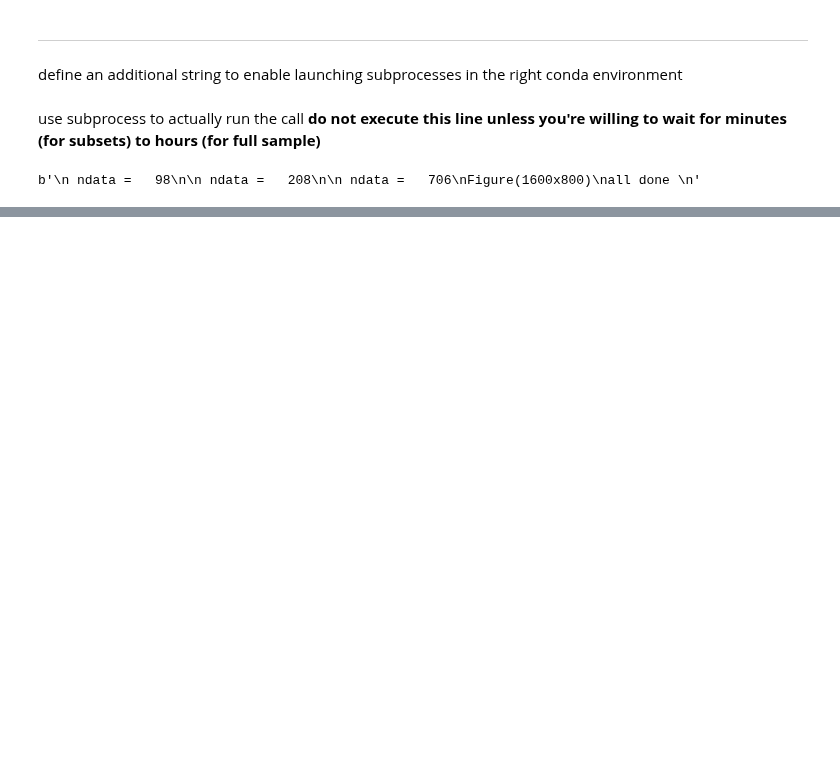
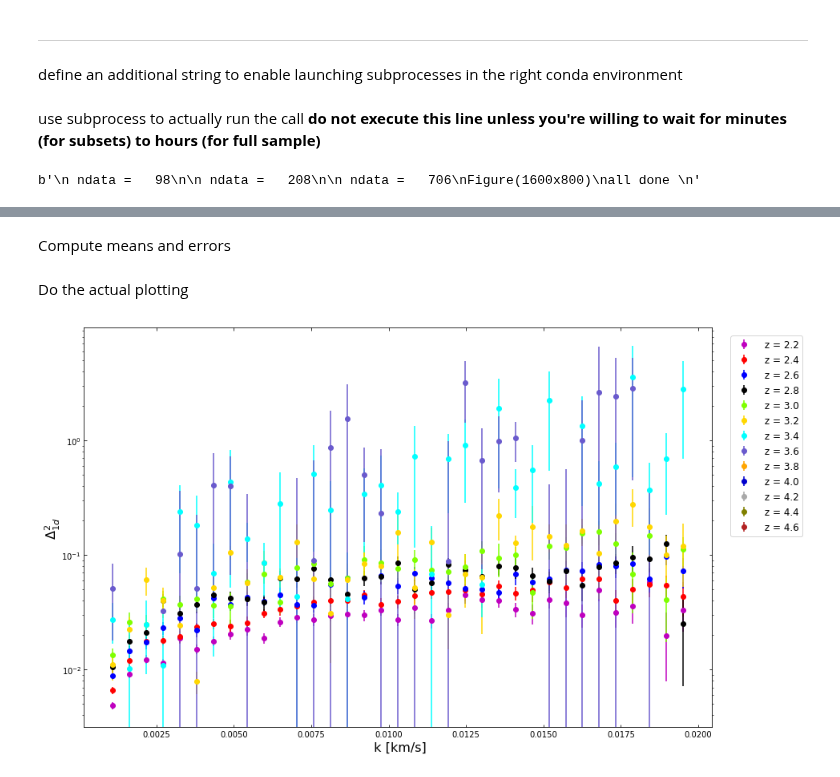
Before and after one commit to igmhub/desi_QA, a Jupyter notebook: Mocks/QA_1dPk.ipynb, the cells around one changed output, grey strips where cells are left out. Drawn from its saved outputs; the diff is of its cells as text; code cells hidden in the pictures; blank space fills up the shorter version.

Commit message:
update of QA_1dPk showing the plot in the QA

```diff
--- a/Mocks/QA_1dPk.ipynb
+++ b/Mocks/QA_1dPk.ipynb
@@ -157,0 +213,11 @@ b'\n ndata =   98\n\n ndata =   208\n\n ndata =   706\nFigure(1600x800)\nall don
+# %%
+sumPk = sp.zeros([nb_z_bin,nb_k_bin],dtype=sp.float64)
+sumPk2 = sp.zeros([nb_z_bin,nb_k_bin],dtype=sp.float64)
+sum = sp.zeros([nb_z_bin,nb_k_bin],dtype=sp.float64)
+ek = sp.zeros([nb_k_bin],dtype=sp.float64)
+k=k_inf + (np.arange(nb_k_bin)+0.5)*k_bin_dist
+
+#old version (checked that new gives the same answer)
+#k = sp.zeros([nb_k_bin],dtype=sp.float64)
+#for ik in range (nb_k_bin) :
+#    k[ik] = k_inf + (ik+0.5)*0.000542
@@ -157,0 +226,2 @@ b'\n ndata =   98\n\n ndata =   208\n\n ndata =   706\nFigure(1600x800)\nall don
+# %%
+fi = glob.glob("{}/*.fits.gz".format(outdir_Pk))
@@ -157,0 +230,3 @@ b'\n ndata =   98\n\n ndata =   208\n\n ndata =   706\nFigure(1600x800)\nall don
+# %%
+data = {}
+ndata = 0
@@ -157,0 +270,35 @@ b'\n ndata =   98\n\n ndata =   208\n\n ndata =   706\nFigure(1600x800)\nall don
+# %% [markdown]
+Compute means and errors
+# %%
+meanPk = sp.where(sum!=0,sumPk/sum,0.0)
+errorPk = sp.where(sum!=0,sp.sqrt(((sumPk2/sum)-meanPk**2)/sum),0.0)
+# %% [markdown]
+Do the actual plotting
+# %%
+fig = plt.figure(figsize = (16, 8))
+ax = fig.add_subplot(111)
+plt.yscale('log')
+
+for iz in range(nb_z_bin) :
+    z = 2.2 + iz*0.2
+    #ax.errorbar(k,meanPk[iz,:], yerr =errorPk[iz,:], fmt = 'o', color = colors[iz], markersize = s, label =r'\bf {:1.1f} $\displaystyle <$ z $\displaystyle <$ {:1.1f}'.format(z-0.1,z+0.1))
+    ax.errorbar(k,meanPk[iz,:], yerr =errorPk[iz,:], fmt = 'o', color = colors[iz], markersize = s, label =r' z = {:1.1f}'.format(z))
+
+#ax.set_xlabel(r'\bf $\displaystyle k [km.s^{-1}]$', fontsize = fontt)
+ax.set_xlabel(r' k [km/s]', fontsize = fontt)
+#ax.set_ylabel(r'\bf $\displaystyle \Delta^2_{\mathrm{1d}}(k) $', fontsize=fontt, labelpad=-1)
+ax.set_ylabel(r'$\Delta^2_{1d}$ ', fontsize=fontt, labelpad=-1)
+ax.xaxis.set_ticks_position('both')
+ax.xaxis.set_tick_params(direction='in')
+ax.yaxis.set_ticks_position('both')
+ax.yaxis.set_tick_params(direction='in')
+ax.xaxis.set_tick_params(labelsize=fontlab)
+ax.yaxis.set_tick_params(labelsize=fontlab)
+
+handles, labels = ax.get_legend_handles_labels()
+lgd = ax.legend(handles, labels, loc=2, bbox_to_anchor=(1.03, 0.98), borderaxespad=0.,fontsize = fontl)
+fig.subplots_adjust(top=0.98,bottom=0.114,left=0.078,right=0.758,hspace=0.2,wspace=0.2)
+
+fig.savefig(figure_file, transparent=False)
+# %% [output]
+[figure, added]
```
Also changed, not shown: parts of 22 cells of this notebook.
